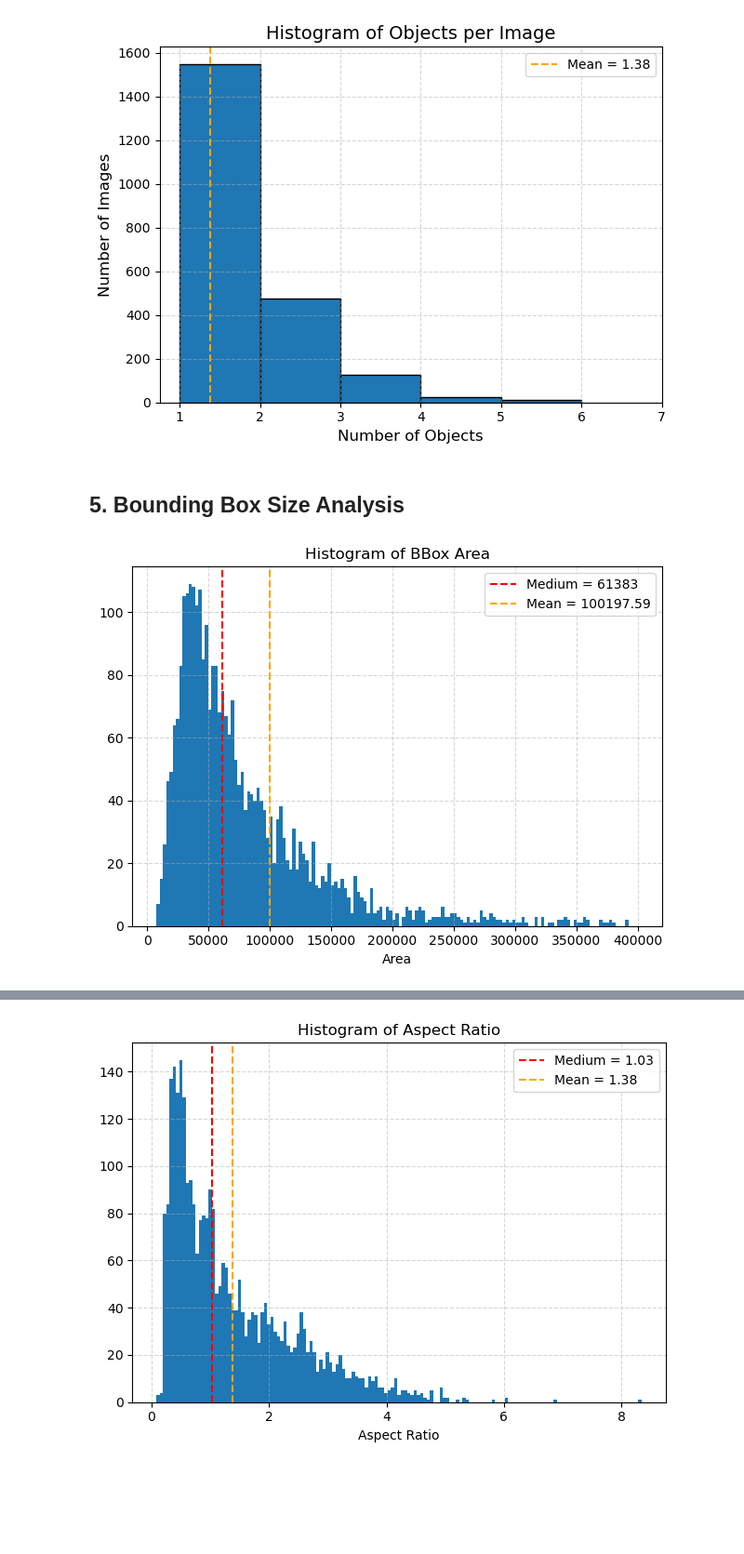
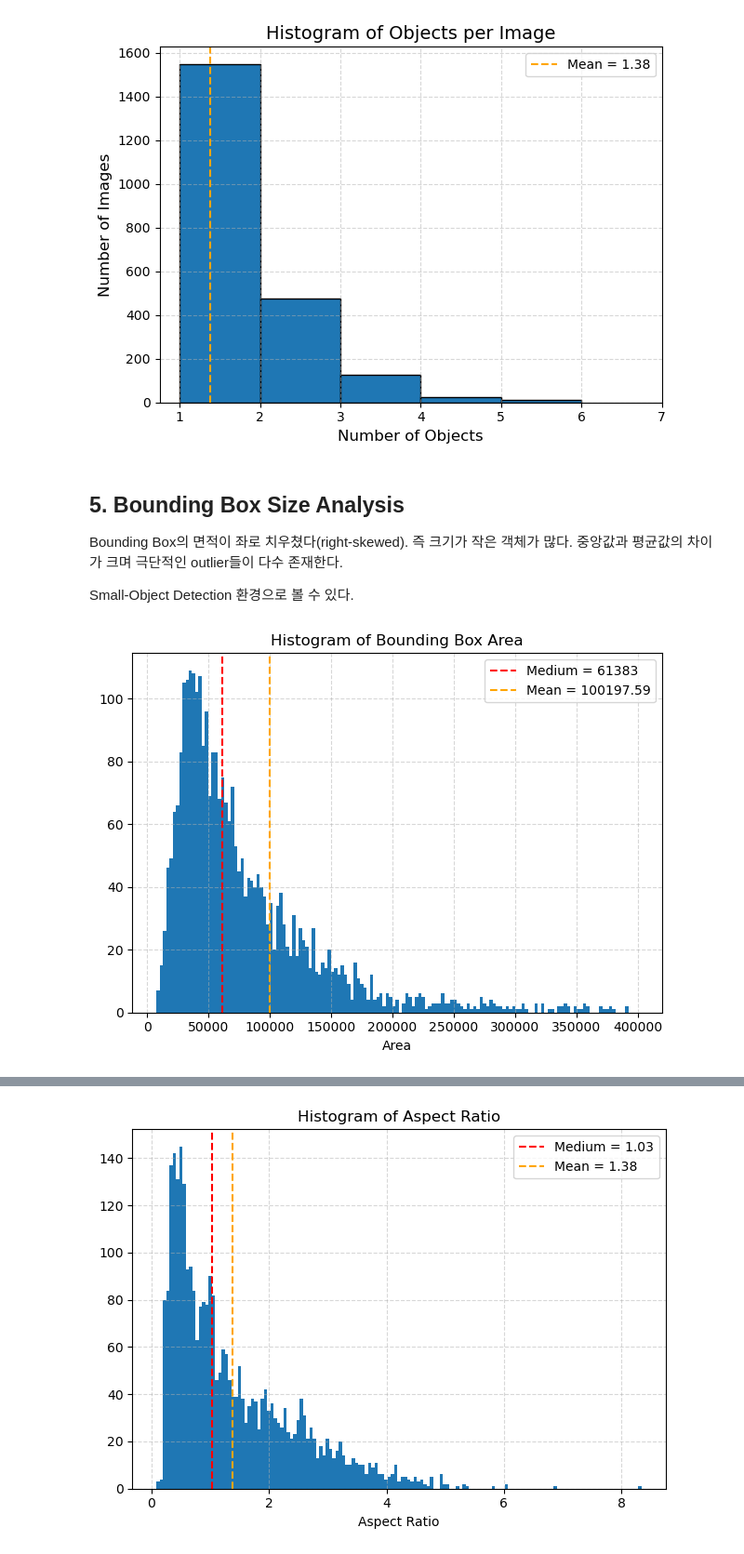
Before and after one commit to jiseokson/aislab-prep-notes, a Jupyter notebook: 250409_250416_Diatom/Diatom_Dataset_Preview_250414.ipynb, the cells around one changed output, grey strips where cells are left out. Shown at 93% size. Cells and saved outputs as stored; diff of their text form; code cells hidden in the pictures; blank space fills up the shorter version.

```diff
--- a/250409_250416_Diatom/Diatom_Dataset_Preview_250414.ipynb
+++ b/250409_250416_Diatom/Diatom_Dataset_Preview_250414.ipynb
@@ -283,26 +290,30 @@ plt.show()
 [figure]
 # %% [markdown]
 ## 5. Bounding Box Size Analysis
+Bounding Box의 면적이 좌로 치우쳤다(right-skewed). 즉 크기가 작은 객체가 많다.
+중앙값과 평균값의 차이가 크며 극단적인 outlier들이 다수 존재한다.
+
+Small-Object Detection 환경으로 볼 수 있다.
 # %%
 bbox_min, bbox_max = bbox_areas.min(), bbox_areas.max()
 
 medium_idx = bbox_areas.argsort()[len(bbox_areas) // 2]
 bbox_area_medium = bbox_areas[medium_idx]
 
 bbox_area_mean = bbox_areas.mean()
 
 plt.hist(bbox_areas, bins=np.linspace(bbox_min, 0.4e6, 150))
 
-plt.title("Histogram of BBox Area")
+plt.title("Histogram of Bounding Box Area")
 plt.xlabel("Area")
 plt.axvline(bbox_area_medium, color="red", linestyle="--", label=f"Medium = {bbox_area_medium}")
 plt.axvline(bbox_area_mean, color="orange", linestyle="--", label=f"Mean = {bbox_area_mean:.2f}")
 plt.grid(True, linestyle="--", alpha=0.5)
 plt.legend()
 
 plt.tight_layout()
 plt.show()
 # %% [output]
-[figure, old version]
+[figure, new version]
 # %% [markdown]
 ## 6. Aspect Ratio Analysis
```
Also changed, not shown: parts of 6 cells of this notebook.
